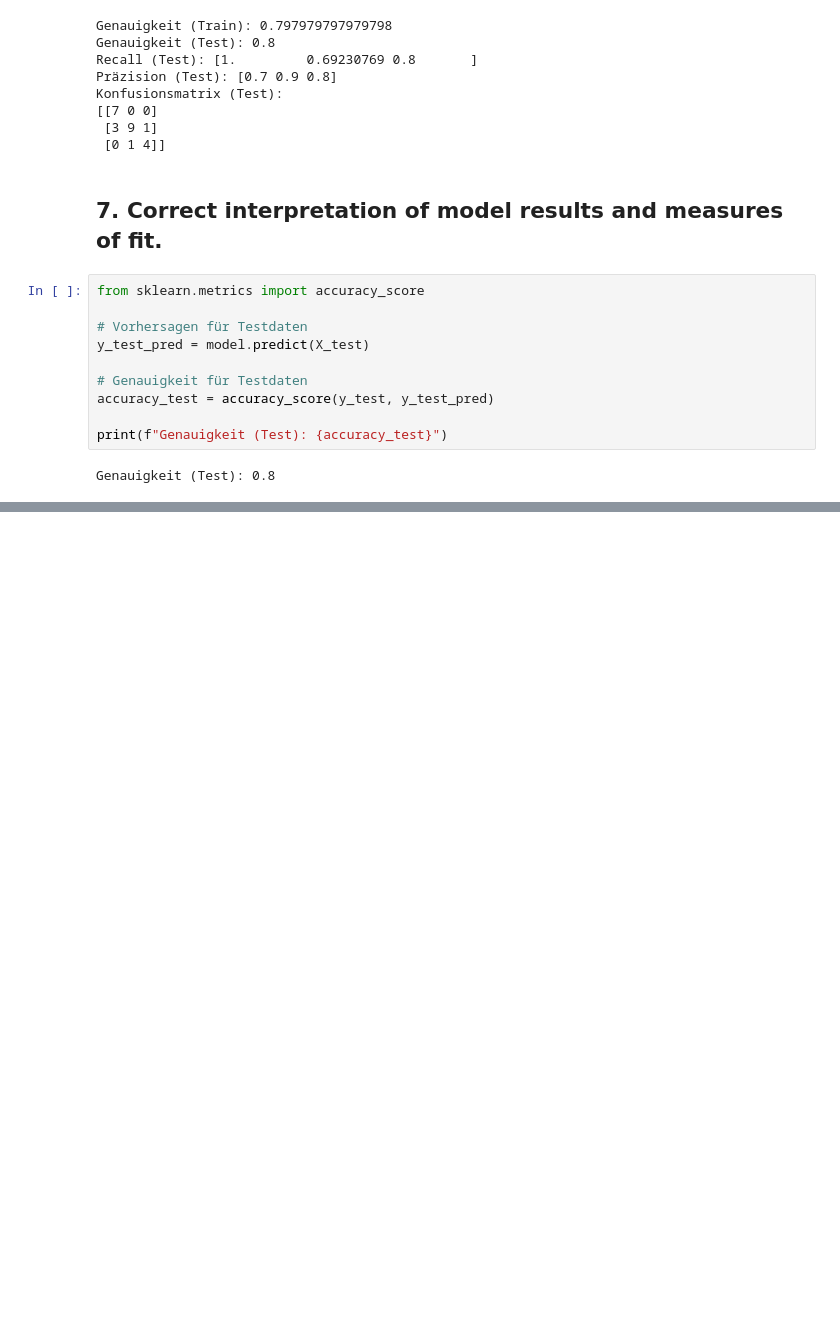
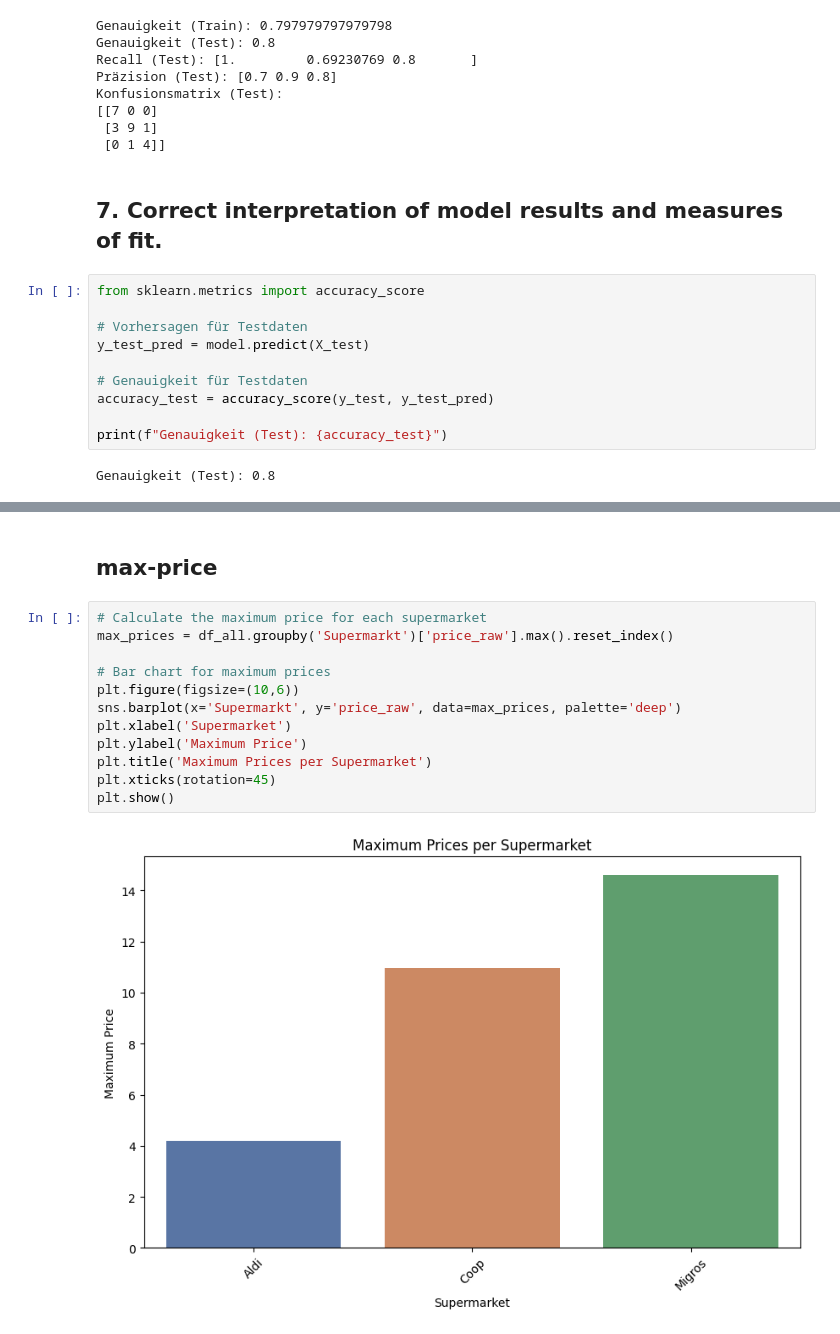
Before and after one commit to husicabe/groceries, a Jupyter notebook: EDA/EDA_Butter.ipynb, the cells around one changed output, grey strips where cells are left out. Cells and saved outputs as stored; diff of their text form; blank space fills up the shorter version.

```diff
--- a/EDA/EDA_Butter.ipynb
+++ b/EDA/EDA_Butter.ipynb
@@ -459,0 +424,16 @@ Genauigkeit (Test): 0.8
+# %% [markdown]
+## max-price
+# %%
+# Calculate the maximum price for each supermarket
+max_prices = df_all.groupby('Supermarkt')['price_raw'].max().reset_index()
+
+# Bar chart for maximum prices
+plt.figure(figsize=(10,6))
+sns.barplot(x='Supermarkt', y='price_raw', data=max_prices, palette='deep')
+plt.xlabel('Supermarket')
+plt.ylabel('Maximum Price')
+plt.title('Maximum Prices per Supermarket')
+plt.xticks(rotation=45)
+plt.show()
+# %% [output]
+[figure, added]
```
Also changed, not shown: parts of 16 cells of this notebook, 13 other files.
